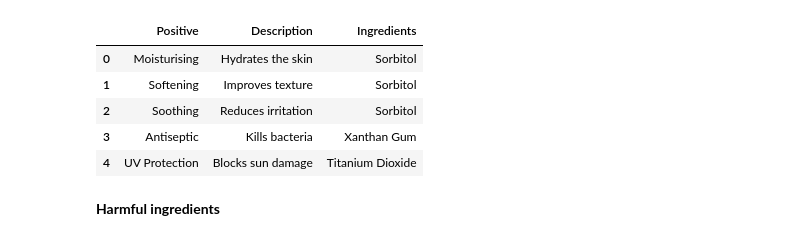
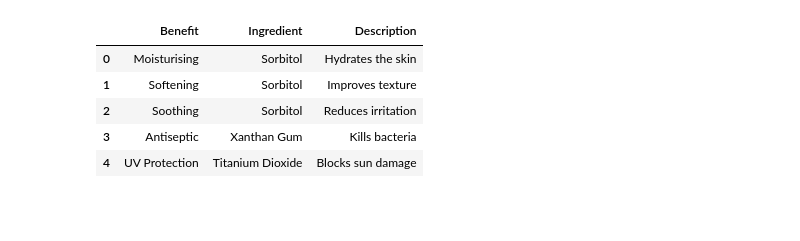
Before and after one commit to galideutsch/CAP-6683_Final-Project_AI-Ingredient-Checker, a Jupyter notebook: main_v2.ipynb, the cells around one changed output. Saved outputs shown, nothing was run; the diff lists cells and outputs as text; code cells hidden in the pictures; blank space fills up the shorter version.

```diff
--- a/main_v2.ipynb
+++ b/main_v2.ipynb
@@ -153,26 +185,23 @@ ingdf
 # %%
-df = pd.DataFrame(columns=['Positive','Description','Ingredients'])
+pos_df = pd.DataFrame(columns=['Benefit','Ingredient','Description'])
 
 pos = []
 desc = []
 ings = []
 for positive in analysis['positive']:
     pos.append(analysis['positive'][positive]['title'])
     desc.append(analysis['positive'][positive]['description'])
     ings.append(analysis['positive'][positive]['list'][0]['title'])
 
-df['Positive'] = pos
-df['Description'] = desc
-df['Ingredients'] = ings
+pos_df['Benefit'] = pos
+pos_df['Ingredient'] = ings
+pos_df['Description'] = desc
 
-
-df
+pos_df
 # %% [output]
-|  | Positive | Description | Ingredients |
-| 0 | Moisturising | Hydrates the skin | Sorbitol |
-| 1 | Softening | Improves texture | Sorbitol |
-| 2 | Soothing | Reduces irritation | Sorbitol |
-| 3 | Antiseptic | Kills bacteria | Xanthan Gum |
-| 4 | UV Protection | Blocks sun damage | Titanium Dioxide |
+|  | Benefit | Ingredient | Description |
+| 0 | Moisturising | Sorbitol | Hydrates the skin |
+| 1 | Softening | Sorbitol | Improves texture |
+| 2 | Soothing | Sorbitol | Reduces irritation |
+| 3 | Antiseptic | Xanthan Gum | Kills bacteria |
+| 4 | UV Protection | Titanium Dioxide | Blocks sun damage |
-# %% [markdown]
-<b>Harmful ingredients</b>
```
Also changed, not shown: parts of 25 cells of this notebook, 5 other files.
